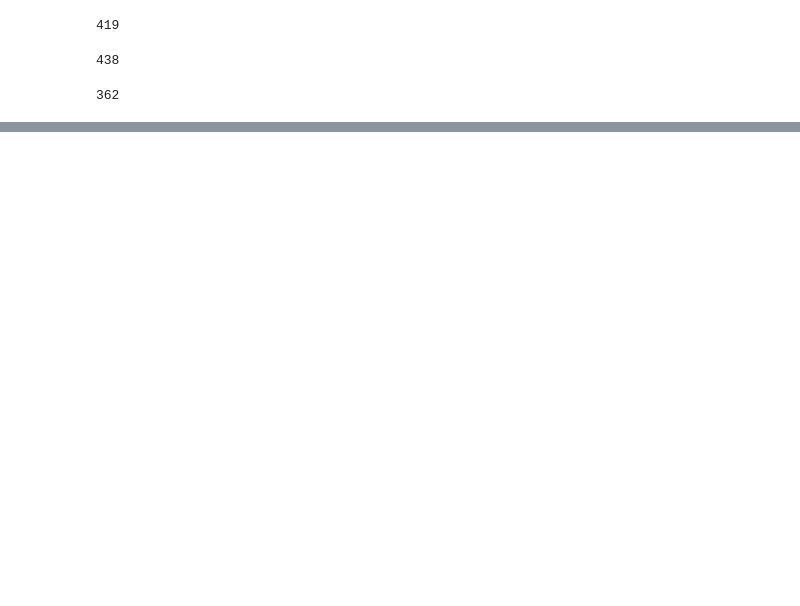
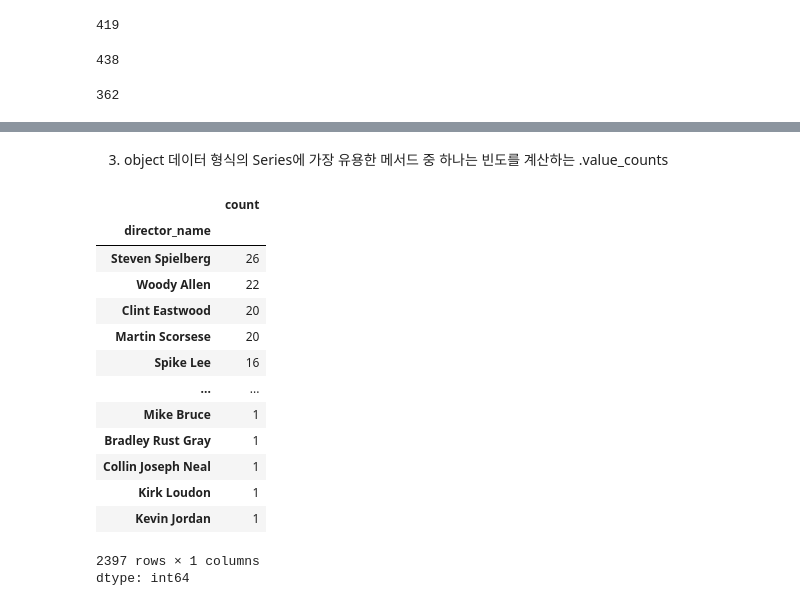
Before and after one commit to allyreum/R_study, a Jupyter notebook: Pandas_Cookbook_2e.ipynb, the cells around one changed output, grey strips where cells are left out. Cells and saved outputs as stored; diff of their text form; code cells hidden in the pictures; blank space fills up the shorter version.

```diff
--- a/Pandas_Cookbook_2e.ipynb
+++ b/Pandas_Cookbook_2e.ipynb
@@ -165,0 +170,5 @@ len(s_attr_methods & df_attr_methods)
+# %%
+director = movies["director_name"]
+fb_likes = movies["actor_1_facebook_likes"]
+
+director.dtype
@@ -165,0 +216,20 @@ len(s_attr_methods & df_attr_methods)
+# %% [markdown]
+3.   object 데이터 형식의 Series에 가장 유용한 메서드 중 하나는 빈도를 계산하는 .value_counts
+# %%
+director.value_counts()
+# %% [output]
+|  | count |
+| director_name |  |
+| Steven Spielberg | 26 |
+| Woody Allen | 22 |
+| Clint Eastwood | 20 |
+| Martin Scorsese | 20 |
+| Spike Lee | 16 |
+| ... | ... |
+| Mike Bruce | 1 |
+| Bradley Rust Gray | 1 |
+| Collin Joseph Neal | 1 |
+| Kirk Loudon | 1 |
+| Kevin Jordan | 1 |
+2397 rows × 1 columns
+dtype: int64
```
Also changed, not shown: parts of 33 cells of this notebook.
